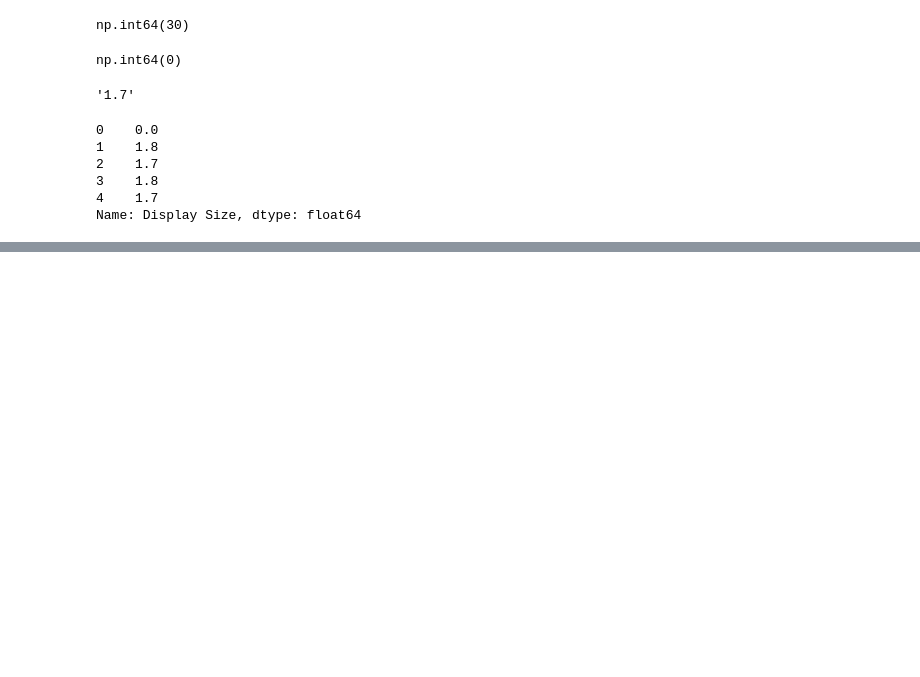
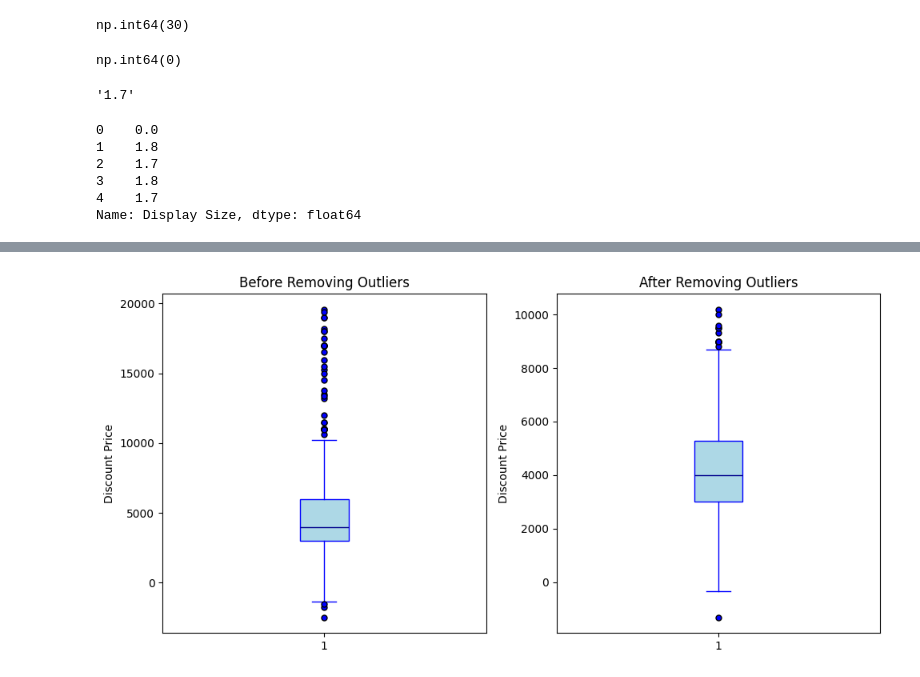
Before and after one commit to Git-of-Abdullah/smartwatch, a Jupyter notebook: Data_cleaning.ipynb, the cells around one changed output, grey strips where cells are left out. Saved outputs shown, nothing was run; the diff lists cells and outputs as text; code cells hidden in the pictures; blank space fills up the shorter version.

Commit message:
outliers removed

```diff
--- a/Data_cleaning.ipynb
+++ b/Data_cleaning.ipynb
@@ -438,0 +585,3 @@ Name: Display Size, dtype: float64
+# %%
+df["Weight"] = df["Weight"].fillna(df["Weight"].mean())
+df["Weight"].isnull().sum()
@@ -438,0 +631,9 @@ Name: Display Size, dtype: float64
+# %%
+df_cleaned = remove_outlier_IQR(df,"Current Price")
+df_cleaned = remove_outlier_IQR(df,"Original Price")
+df_cleaned = remove_outlier_IQR(df,"Rating")
+df_cleaned = remove_outlier_IQR(df,"Number OF Ratings")
+df_cleaned = remove_outlier_IQR(df,"Battery Life (Days)")
+df_cleaned = remove_outlier_IQR(df,"Display Size")
+df_cleaned = remove_outlier_IQR(df,"Weight")
+df_cleaned = remove_outlier_IQR(df,"Discount Price")
@@ -438,0 +680,31 @@ Name: Display Size, dtype: float64
+# %%
+import matplotlib.pyplot as plt
+
+plt.figure(figsize=(10, 5))
+
+# Boxplot before removing outliers
+plt.subplot(1, 2, 1)
+plt.boxplot(df['Discount Price'].dropna(), patch_artist=True,
+            boxprops=dict(facecolor='lightblue', color='blue'),
+            medianprops=dict(color='darkblue'),
+            whiskerprops=dict(color='blue'),
+            capprops=dict(color='blue'),
+            flierprops=dict(markerfacecolor='blue', marker='o', markersize=5))
+plt.title('Before Removing Outliers')
+plt.ylabel('Discount Price')
+
+# Boxplot after removing outliers
+plt.subplot(1, 2, 2)
+plt.boxplot(df_cleaned['Discount Price'].dropna(), patch_artist=True,
+            boxprops=dict(facecolor='lightblue', color='blue'),
+            medianprops=dict(color='darkblue'),
+            whiskerprops=dict(color='blue'),
+            capprops=dict(color='blue'),
+            flierprops=dict(markerfacecolor='blue', marker='o', markersize=5))
+plt.title('After Removing Outliers')
+plt.ylabel('Discount Price')
+
+plt.tight_layout()
+plt.show()
+# %% [output]
+[figure, added]
```
Also changed, not shown: parts of 31 cells of this notebook.
